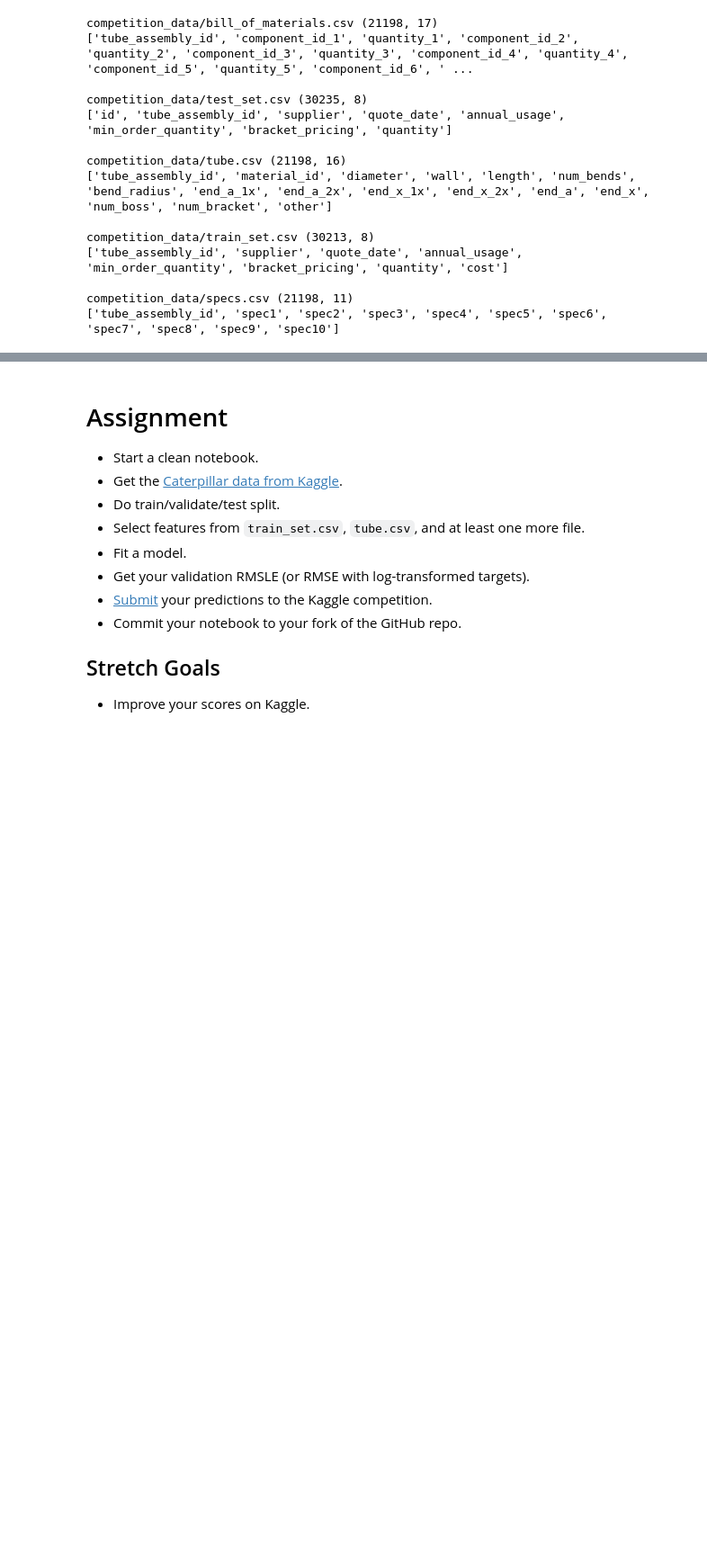
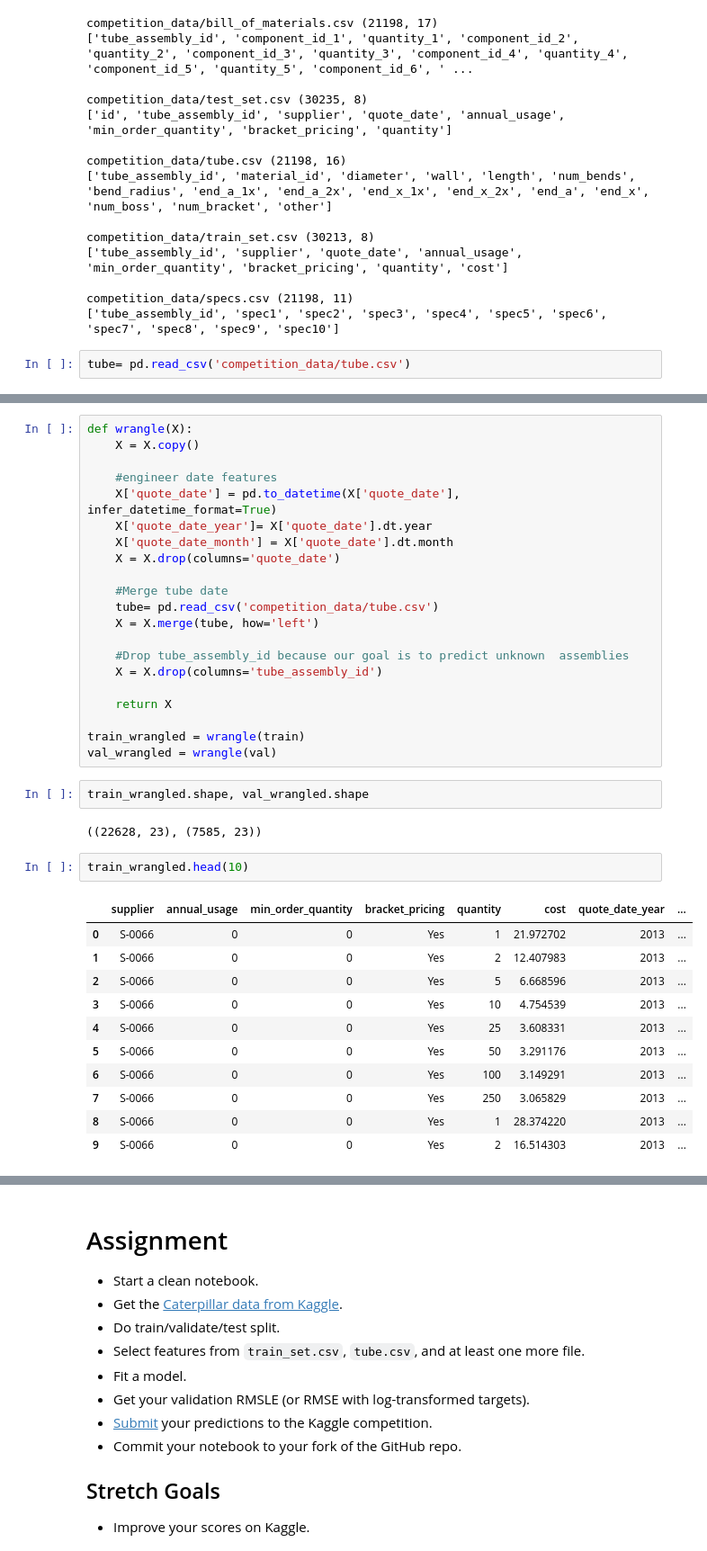
Before and after one commit to LambdaSchool/DEPRECATED-DS-Unit-2-Applied-Modeling, a Jupyter notebook: module1-log-linear-regression/enrique_log_linear_regression.ipynb, the cells around one changed output, grey strips where cells are left out. Shown: that part at 90% size. Cells and saved outputs as stored; diff of their text form; blank space fills up the shorter version.

```diff
--- a/module1-log-linear-regression/enrique_log_linear_regression.ipynb
+++ b/module1-log-linear-regression/enrique_log_linear_regression.ipynb
@@ -577,3 +667,5 @@ competition_data/train_set.csv (30213, 8)
 
 competition_data/specs.csv (21198, 11)
 ['tube_assembly_id', 'spec1', 'spec2', 'spec3', 'spec4', 'spec5', 'spec6', 'spec7', 'spec8', 'spec9', 'spec10']
+# %%
+tube= pd.read_csv('competition_data/tube.csv')
@@ -579,0 +692,39 @@ competition_data/specs.csv (21198, 11)
+# %%
+def wrangle(X):
+    X = X.copy()
+
+    #engineer date features
+    X['quote_date'] = pd.to_datetime(X['quote_date'], infer_datetime_format=True)
+    X['quote_date_year']= X['quote_date'].dt.year
+    X['quote_date_month'] = X['quote_date'].dt.month
+    X = X.drop(columns='quote_date')
+
+    #Merge tube date
+    tube= pd.read_csv('competition_data/tube.csv')
+    X = X.merge(tube, how='left')
+
+    #Drop tube_assembly_id because our goal is to predict unknown  assemblies
+    X = X.drop(columns='tube_assembly_id')
+
+    return X
+
+train_wrangled = wrangle(train)
+val_wrangled = wrangle(val)
+# %%
+train_wrangled.shape, val_wrangled.shape
+# %% [output]
+((22628, 23), (7585, 23))
+# %%
+train_wrangled.head(10)
+# %% [output]
+|  | supplier | annual_usage | min_order_quantity | bracket_pricing | quantity | cost | quote_date_year | ... |
+| 0 | S-0066 | 0 | 0 | Yes | 1 | 21.972702 | 2013 | ... |
+| 1 | S-0066 | 0 | 0 | Yes | 2 | 12.407983 | 2013 | ... |
+| 2 | S-0066 | 0 | 0 | Yes | 5 | 6.668596 | 2013 | ... |
+| 3 | S-0066 | 0 | 0 | Yes | 10 | 4.754539 | 2013 | ... |
+| 4 | S-0066 | 0 | 0 | Yes | 25 | 3.608331 | 2013 | ... |
+| 5 | S-0066 | 0 | 0 | Yes | 50 | 3.291176 | 2013 | ... |
+| 6 | S-0066 | 0 | 0 | Yes | 100 | 3.149291 | 2013 | ... |
+| 7 | S-0066 | 0 | 0 | Yes | 250 | 3.065829 | 2013 | ... |
+| 8 | S-0066 | 0 | 0 | Yes | 1 | 28.374220 | 2013 | ... |
+| 9 | S-0066 | 0 | 0 | Yes | 2 | 16.514303 | 2013 | ... |
```
Also changed, not shown: parts of 21 cells of this notebook.
